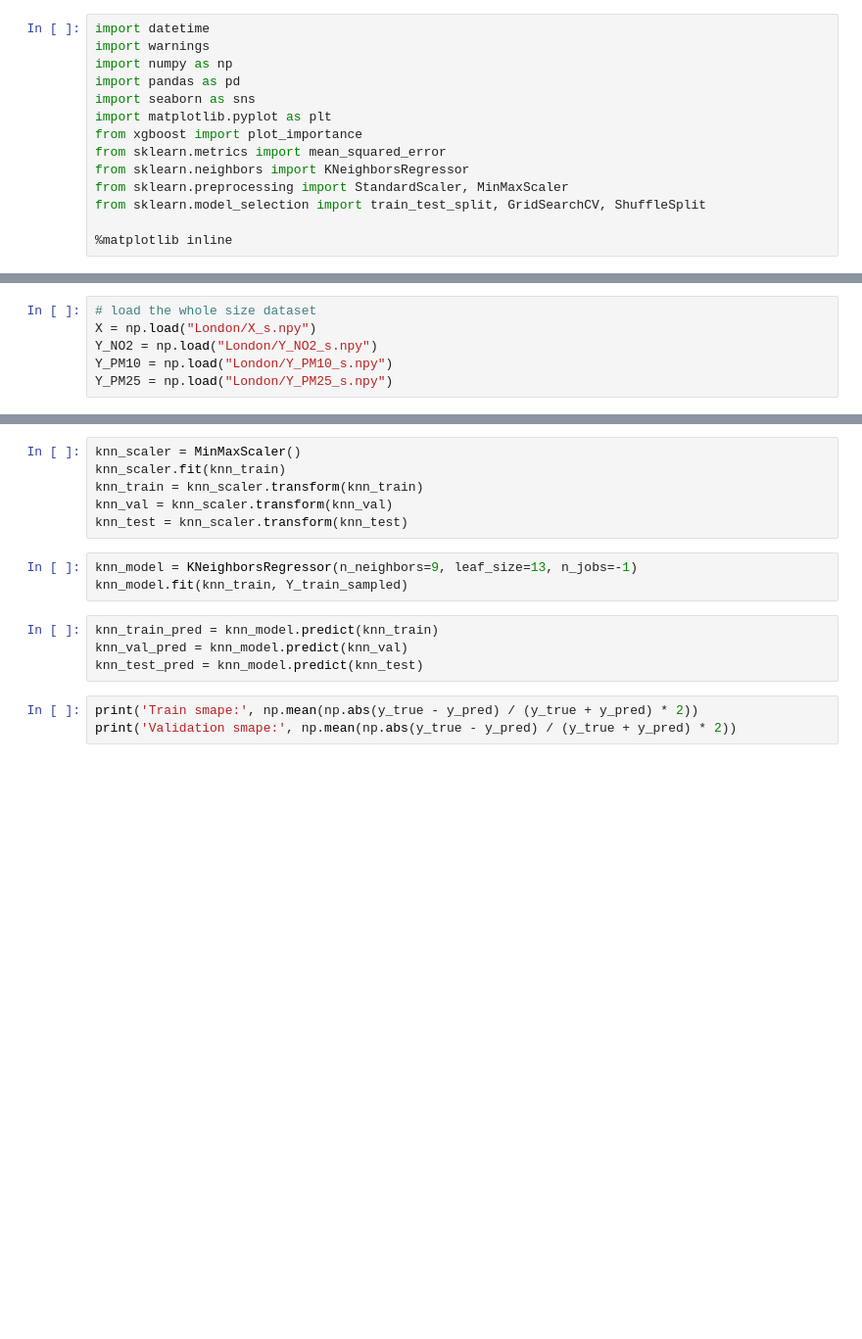
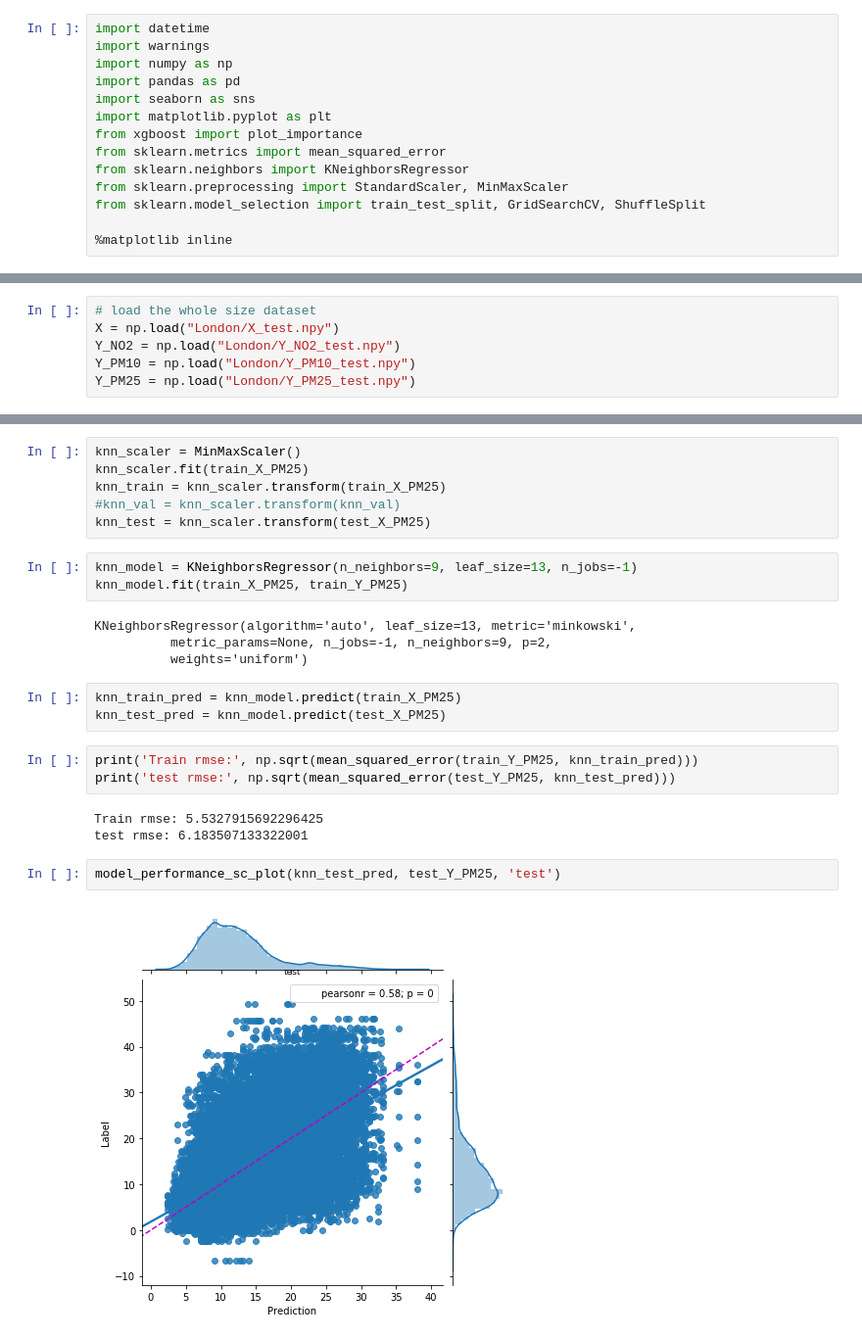
Before and after one commit to data-mining-not-found/air-quality-prediction, a Jupyter notebook: Released code/Version_1_0/8_clustering_model.ipynb, the cells around one changed output, grey strips where cells are left out. Shown at 98% size. Drawn from its saved outputs; the diff is of its cells as text; blank space fills up the shorter version.

Commit message:
clustering and show result plot
knn clustering and show result plot

```diff
--- a/Released code/Version_1_0/8_clustering_model.ipynb
+++ b/Released code/Version_1_0/8_clustering_model.ipynb
@@ -35,9 +48,9 @@ def smape(y_true, y_pred):
 # %%
 # load the whole size dataset
-X = np.load("London/X_s.npy")
-Y_NO2 = np.load("London/Y_NO2_s.npy")
-Y_PM10 = np.load("London/Y_PM10_s.npy")
-Y_PM25 = np.load("London/Y_PM25_s.npy")
+X = np.load("London/X_test.npy")
+Y_NO2 = np.load("London/Y_NO2_test.npy")
+Y_PM10 = np.load("London/Y_PM10_test.npy")
+Y_PM25 = np.load("London/Y_PM25_test.npy")
 # %%
 # split the Y_PM25, X into training part and testing part
 train_X_PM25, test_X_PM25, train_Y_PM25, test_Y_PM25 = train_test_split(X, Y_PM25, test_size=0.2, random_state=11)
@@ -47,16 +66,26 @@ print(train_X_PM25.shape, test_X_PM25.shape, train_Y_PM25.shape, test_Y_PM25.sha
 # %%
 knn_scaler = MinMaxScaler()
-knn_scaler.fit(knn_train)
-knn_train = knn_scaler.transform(knn_train)
-knn_val = knn_scaler.transform(knn_val)
-knn_test = knn_scaler.transform(knn_test)
+knn_scaler.fit(train_X_PM25)
+knn_train = knn_scaler.transform(train_X_PM25)
+#knn_val = knn_scaler.transform(knn_val)
+knn_test = knn_scaler.transform(test_X_PM25)
 # %%
 knn_model = KNeighborsRegressor(n_neighbors=9, leaf_size=13, n_jobs=-1)
-knn_model.fit(knn_train, Y_train_sampled)
+knn_model.fit(train_X_PM25, train_Y_PM25)
+# %% [output]
+KNeighborsRegressor(algorithm='auto', leaf_size=13, metric='minkowski',
+          metric_params=None, n_jobs=-1, n_neighbors=9, p=2,
+          weights='uniform')
 # %%
-knn_train_pred = knn_model.predict(knn_train)
-knn_val_pred = knn_model.predict(knn_val)
-knn_test_pred = knn_model.predict(knn_test)
+knn_train_pred = knn_model.predict(train_X_PM25)
+knn_test_pred = knn_model.predict(test_X_PM25)
-# %%
-print('Train smape:', np.mean(np.abs(y_true - y_pred) / (y_true + y_pred) * 2))
-print('Validation smape:', np.mean(np.abs(y_true - y_pred) / (y_true + y_pred) * 2))
+# %%
+print('Train rmse:', np.sqrt(mean_squared_error(train_Y_PM25, knn_train_pred)))
+print('test rmse:', np.sqrt(mean_squared_error(test_Y_PM25, knn_test_pred)))
+# %% [output]
+Train rmse: 5.5327915692296425
+test rmse: 6.183507133322001
+# %%
+model_performance_sc_plot(knn_test_pred, test_Y_PM25, 'test')
+# %% [output]
+[figure, added]
```
Also changed, not shown: parts of 3 cells of this notebook.
